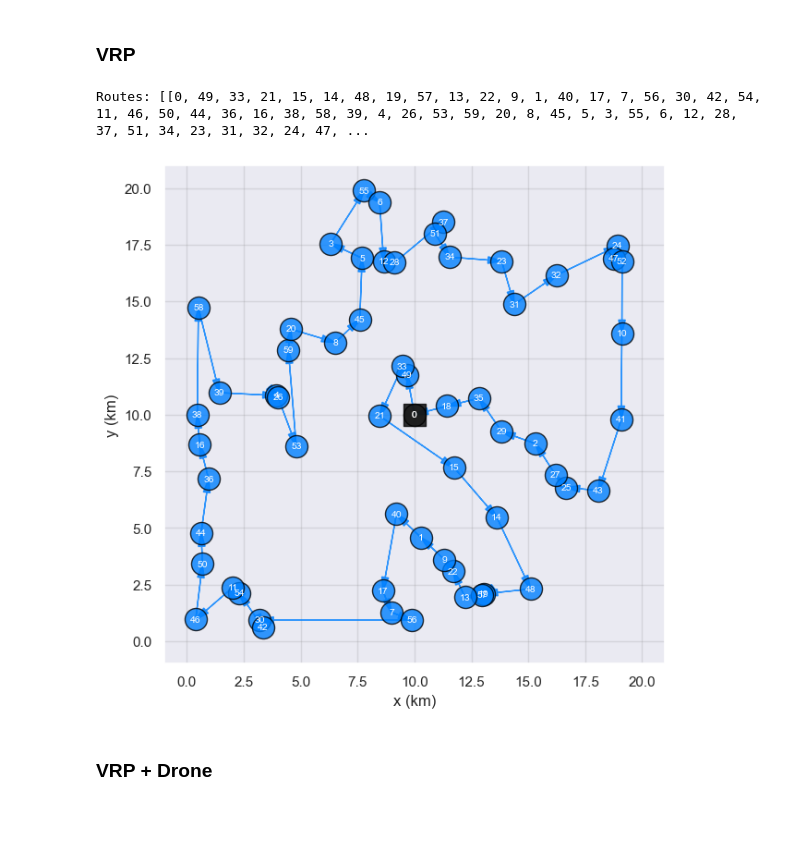
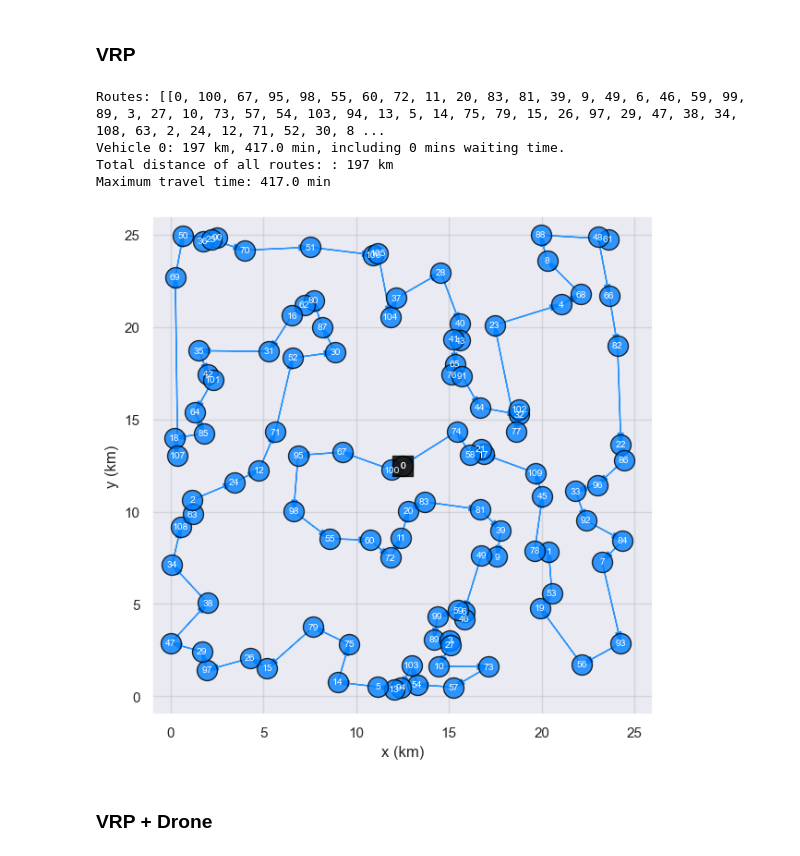
Before and after one commit to jy09567824/vehicle-routing-problem, a Jupyter notebook: VRPRD_ORTools.ipynb, the cells around one changed output. Cells and saved outputs as stored; diff of their text form; code cells hidden in the pictures; blank space fills up the shorter version.

```diff
--- a/VRPRD_ORTools.ipynb
+++ b/VRPRD_ORTools.ipynb
@@ -518,7 +532,7 @@ def plot_map(routes, drone_routes=[], robot_routes=[], **controls):
 
     def draw_node(node, color='gray', marker='o'):
         text_kwargs = dict(s=str(node), fontsize=7.5, color="white", horizontalalignment='center', verticalalignment='center')
-        node_kwargs = dict(s=300, color=color, alpha=0.8, edgecolors='black', marker=marker)
+        node_kwargs = dict(s=250, color=color, alpha=0.8, edgecolors='black', marker=marker)
         loc = data['num_locations'][node]
         plt.scatter(x=loc[0], y=loc[1], **node_kwargs)
         plt.text(x=loc[0], y=loc[1], **text_kwargs)
@@ -570,7 +584,7 @@ def plot_map(routes, drone_routes=[], robot_routes=[], **controls):
 ## VRP 解題方法說明
 # %%
 # Set data & control parameter
-controls = dict(map_size=(20, 20), num_nodes=1, num_vehicles=1)
+controls = dict(map_size=(25, 25), num_nodes=110, num_vehicles=1)
 data = create_data_model(**controls)
 
 plot_map(routes=[], **controls)
@@ -582,11 +596,15 @@ pd.json_normalize(data)
 # %% [markdown]
 ### VRP
 # %%
-VRP_result = solve_routing_problem(data)
-plot_map(routes=VRP_result, **controls)
+VRP_routes = solve_routing_problem(data)
+total_dist, total_time, waiting_time = get_travelling_time(data, VRP_routes)
+plot_map(routes=VRP_routes, **controls)
 # %% [output]
-Routes: [[0, 49, 33, 21, 15, 14, 48, 19, 57, 13, 22, 9, 1, 40, 17, 7, 56, 30, 42, 54, 11, 46, 50, 44, 36, 16, 38, 58, 39, 4, 26, 53, 59, 20, 8, 45, 5, 3, 55, 6, 12, 28, 37, 51, 34, 23, 31, 32, 24, 47, ...
+Routes: [[0, 100, 67, 95, 98, 55, 60, 72, 11, 20, 83, 81, 39, 9, 49, 6, 46, 59, 99, 89, 3, 27, 10, 73, 57, 54, 103, 94, 13, 5, 14, 75, 79, 15, 26, 97, 29, 47, 38, 34, 108, 63, 2, 24, 12, 71, 52, 30, 8 ...
+Vehicle 0: 197 km, 417.0 min, including 0 mins waiting time.
+Total distance of all routes: : 197 km
+Maximum travel time: 417.0 min
-[figure, old version]
+[figure, new version]
 # %% [markdown]
 ### VRP + Drone
 # %%
```
Also changed, not shown: parts of 20 cells of this notebook, 20 other files.
